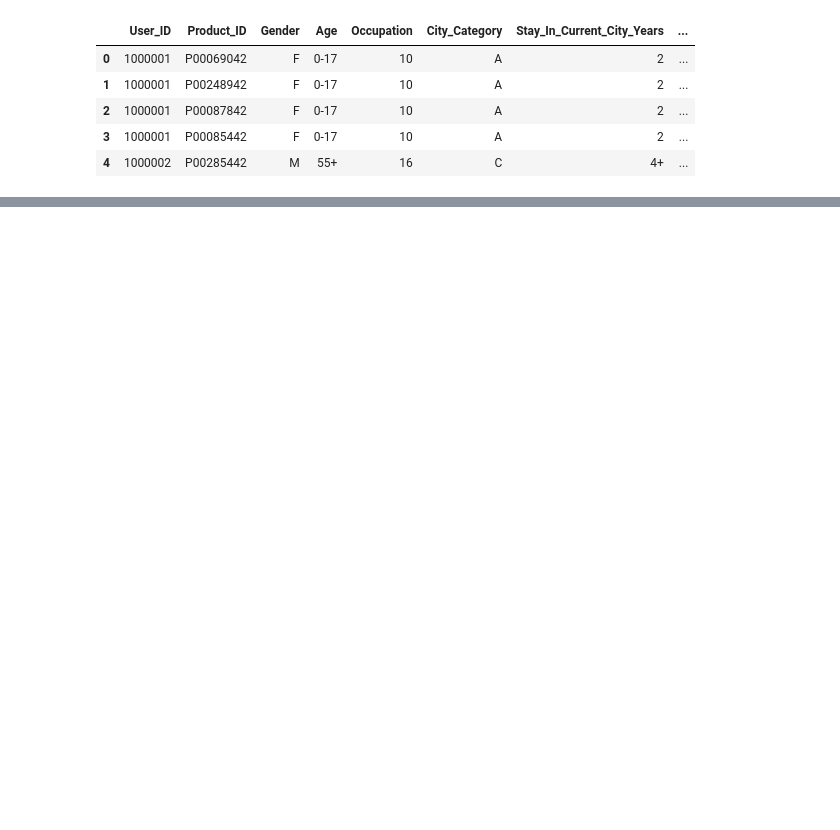
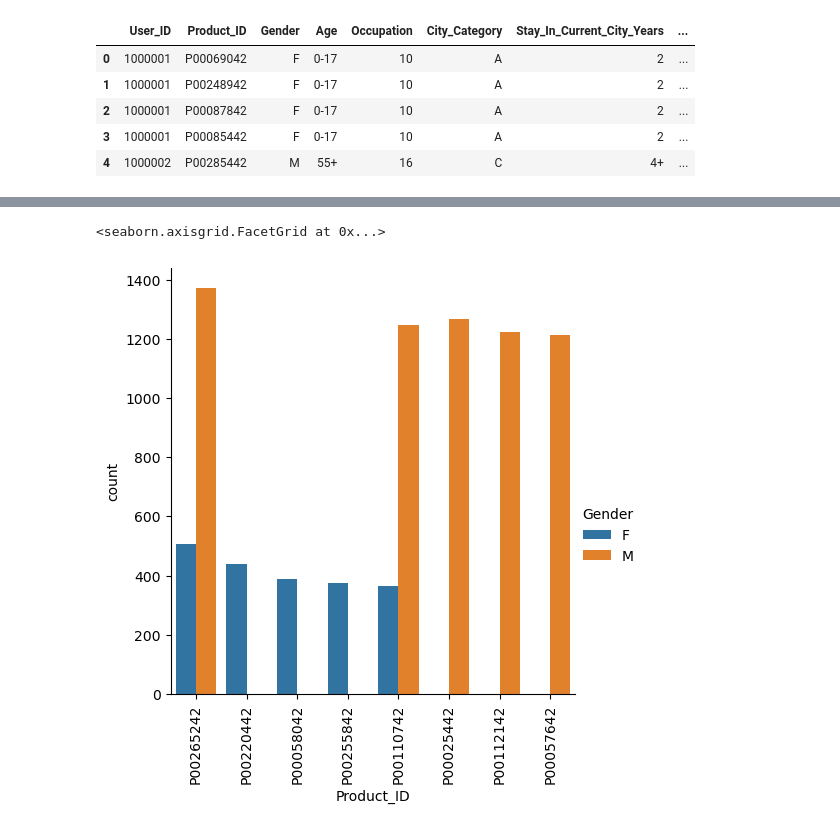
Before and after one commit to umais2005/BlackFridaySale-Analysis, a Jupyter notebook: Black Friday Sale.ipynb, the cells around one changed output, grey strips where cells are left out. Saved outputs shown, nothing was run; the diff lists cells and outputs as text; code cells hidden in the pictures; blank space fills up the shorter version.

```diff
--- a/Black Friday Sale.ipynb
+++ b/Black Friday Sale.ipynb
@@ -36,0 +77,4 @@ purchases.plot.density()
+# %%
+gender_product  = user_data.groupby('Gender')['Product_ID'].value_counts().groupby(level=0).nlargest(5).droplevel(0)
+# %%
+gender_product = gender_product.reset_index()
@@ -36,0 +99,6 @@ purchases.plot.density()
+# %%
+ax = sns.catplot(data=gender_product, x='Product_ID', y='count', hue='Gender', kind='bar')
+ax.tick_params(axis='x', labelrotation=90)
+# %% [output]
+<seaborn.axisgrid.FacetGrid at 0x...>
+[figure, added]
```
Also changed, not shown: parts of 30 cells of this notebook, 1 other file.
